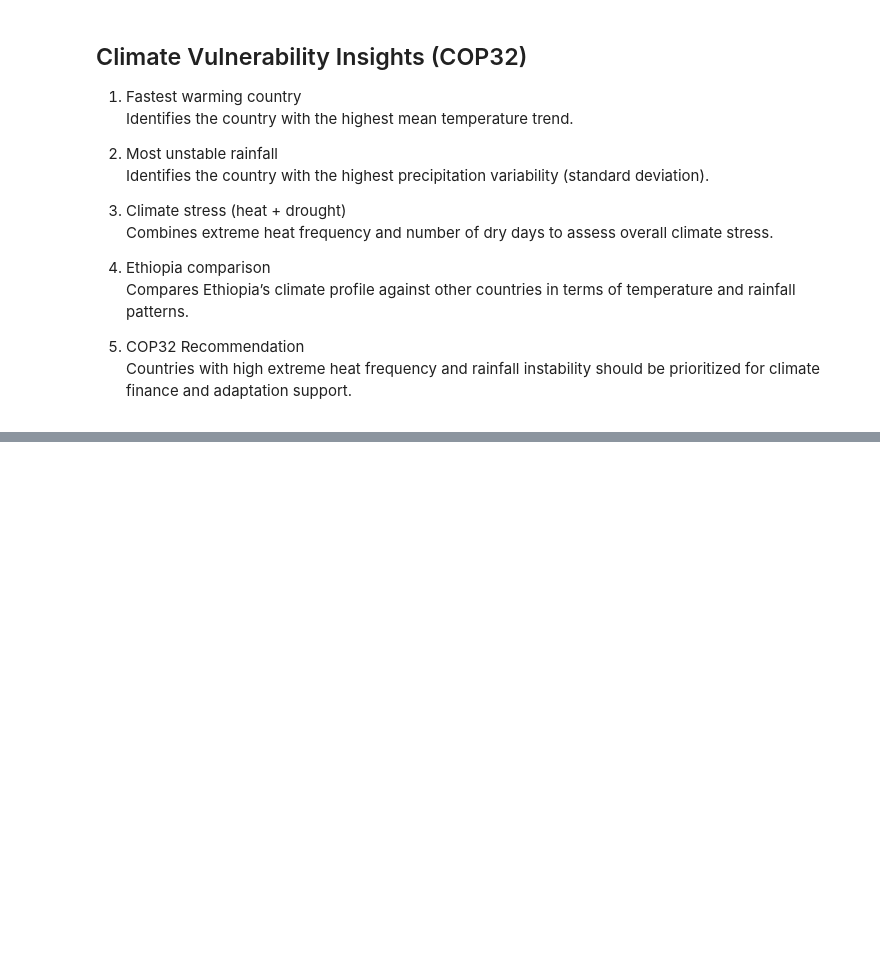
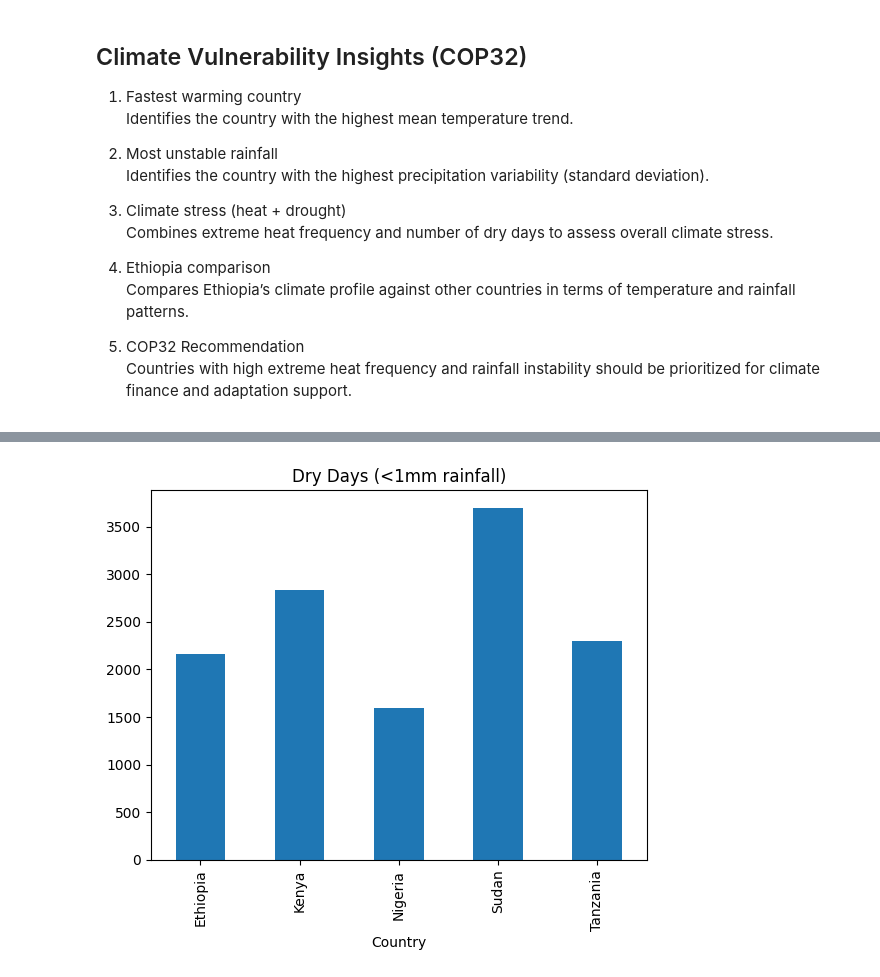
Before and after one commit to hawaebrahimhamid-png/climate-challenge-week0, a Jupyter notebook: notebooks/compare_countries.ipynb, the cells around one changed output, grey strips where cells are left out. Saved outputs shown, nothing was run; the diff lists cells and outputs as text; code cells hidden in the pictures; blank space fills up the shorter version.

```diff
--- a/notebooks/compare_countries.ipynb
+++ b/notebooks/compare_countries.ipynb
@@ -151,0 +212,7 @@ ranking
+# %%
+dry = df[df["PRECTOTCORR"] < 1].groupby("Country").size()
+
+dry.plot(kind="bar", title="Dry Days (<1mm rainfall)")
+plt.show()
+# %% [output]
+[figure, added]
```
Also changed, not shown: parts of 17 cells of this notebook.
